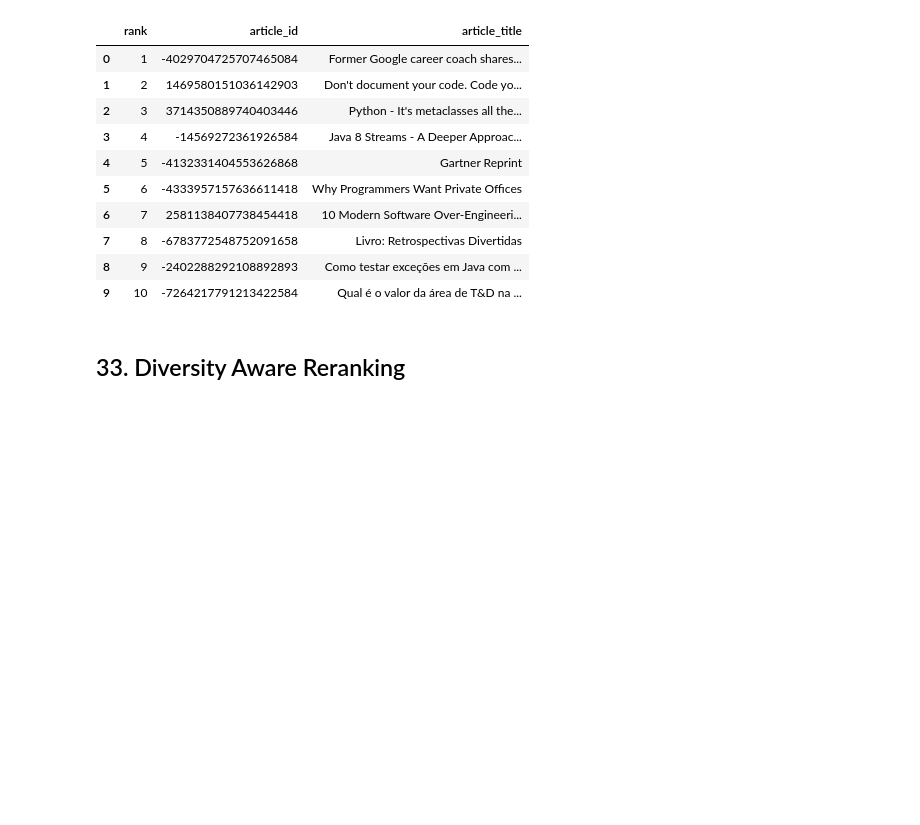
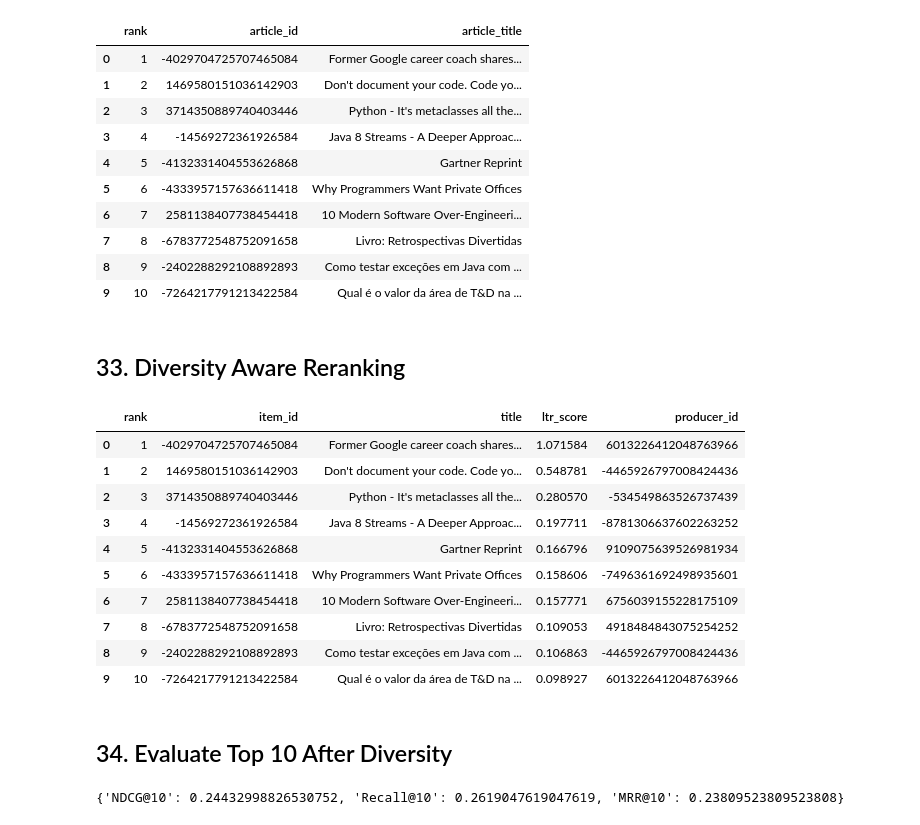
Before and after one commit to PhysicalAIEngineer/iPrint-News-Recommendation-Ranking-System, a Jupyter notebook: Notebook/06_Learning_To_Rank.ipynb, the cells around one changed output. Drawn from its saved outputs; the diff is of its cells as text; code cells hidden in the pictures; blank space fills up the shorter version.

```diff
--- a/Notebook/06_Learning_To_Rank.ipynb
+++ b/Notebook/06_Learning_To_Rank.ipynb
@@ -1238,3 +1238,57 @@ def diversify_by_producer(ranked_df,top_k=10,producer_column="producer_id",max_p
     result = pd.DataFrame(selected).reset_index(drop=True)
     result["rank"] = (np.arange(len(result)) + 1)
     return result
+# %%
+
+if "recommendations" not in globals():
+    raise NameError("recommendations is not defined Run the LTR recommendation generation cell first.")
+if "producer_id" not in recommendations.columns:
+    print("producer_id is missing from recommendations.")
+    if "content" not in globals():
+        raise NameError("producer_id is missing and content is not loaded. Load platform_content.csv first.")
+    producer_metadata = (content[["item_id","producer_id"]].drop_duplicates(subset=["item_id"]).copy())
+    recommendations = recommendations.copy()
+    recommendations["item_id"] = (recommendations["item_id"].astype(str).str.strip())
+    producer_metadata["item_id"] = (producer_metadata["item_id"].astype(str).str.strip())
+    recommendations = recommendations.merge(producer_metadata,on="item_id",how="left",validate="many_to_one")
+    print("producer_id added to recommendations.")
+if "producer_id" not in recommendations.columns:
+    raise ValueError("producer_id could not be added to recommendations.")
+diverse_recommendations = (diversify_by_producer(recommendations,top_k=10,producer_column="producer_id",max_per_producer=2))
+if "rank" not in diverse_recommendations.columns:
+    diverse_recommendations = (diverse_recommendations.reset_index(drop=True))
+    diverse_recommendations["rank"] = (diverse_recommendations.index + 1)
+display(diverse_recommendations[["rank","item_id","title","ltr_score","producer_id"]])
+# %% [output]
+|  | rank | item_id | title | ltr_score | producer_id |
+| 0 | 1 | -4029704725707465084 | Former Google career coach shares... | 1.071584 | 6013226412048763966 |
+| 1 | 2 | 1469580151036142903 | Don't document your code. Code yo... | 0.548781 | -4465926797008424436 |
+| 2 | 3 | 3714350889740403446 | Python - It's metaclasses all the... | 0.280570 | -534549863526737439 |
+| 3 | 4 | -14569272361926584 | Java 8 Streams - A Deeper Approac... | 0.197711 | -8781306637602263252 |
+| 4 | 5 | -4132331404553626868 | Gartner Reprint | 0.166796 | 9109075639526981934 |
+| 5 | 6 | -4333957157636611418 | Why Programmers Want Private Offices | 0.158606 | -7496361692498935601 |
+| 6 | 7 | 2581138407738454418 | 10 Modern Software Over-Engineeri... | 0.157771 | 6756039155228175109 |
+| 7 | 8 | -6783772548752091658 | Livro: Retrospectivas Divertidas | 0.109053 | 4918484843075254252 |
+| 8 | 9 | -2402288292108892893 | Como testar exceções em Java com ... | 0.106863 | -4465926797008424436 |
+| 9 | 10 | -7264217791213422584 | Qual é o valor da área de T&D na ... | 0.098927 | 6013226412048763966 |
+# %% [markdown]
+## 34. Evaluate Top 10 After Diversity
+# %%
+def evaluate_diversified_ranking(df,model,feature_columns,k=10,producer_column="producer_id"):
+    results = []
+    for user_id, group in df.groupby("consumer_id"):
+        X_user = group[feature_columns].copy()
+        for col in feature_columns:
+            X_user[col] = pd.to_numeric(X_user[col],errors="coerce")
+        group = group.copy()
+        group["ltr_score"] = (model.predict(X_user,num_iteration=model.best_iteration))
+        ranked = (group.sort_values("ltr_score",ascending=False))
+        diversified = (diversify_by_producer(ranked,top_k=k,producer_column=producer_column,max_per_producer=2))
+        relevance = diversified["label"].to_numpy()
+        results.append({"consumer_id": user_id,"ndcg": ndcg_at_k(relevance,k),"recall": recall_at_k(relevance,k),"mrr": mrr_at_k(relevance,k)})
+    result_df = pd.DataFrame(results)
+    return {f"NDCG@{k}": result_df["ndcg"].mean(),f"Recall@{k}": result_df["recall"].mean(),f"MRR@{k}": result_df["mrr"].mean()}
+diversified_metrics = (evaluate_diversified_ranking(valid_meta,ltr_model,ranking_features,k=10))
+print(diversified_metrics)
+# %% [output]
+{'NDCG@10': 0.24432998826530752, 'Recall@10': 0.2619047619047619, 'MRR@10': 0.23809523809523808}
```
Also changed, not shown: parts of 32 cells of this notebook, 7 other files.
